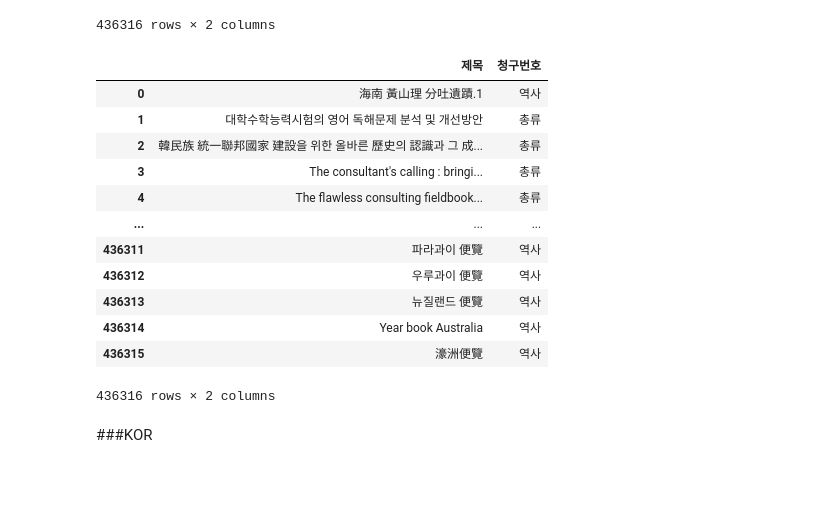
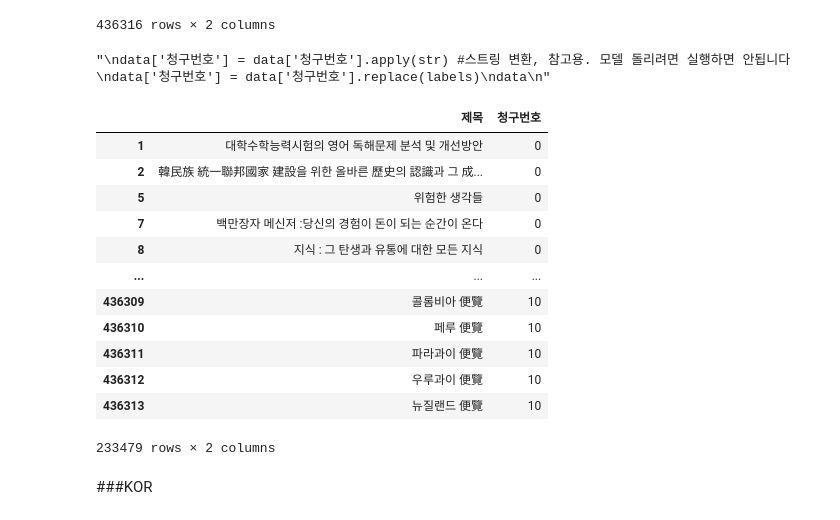
Before and after one commit to diqnfl777/2022F-Ajou-ML-TEAM3, a Jupyter notebook: LibraryModel.ipynb, the cells around one changed output. Saved outputs shown, nothing was run; the diff lists cells and outputs as text; code cells hidden in the pictures; blank space fills up the shorter version.

```diff
--- a/LibraryModel.ipynb
+++ b/LibraryModel.ipynb
@@ -170,32 +129,34 @@ labels = {'0':'총류',
 data['청구번호'] = data['청구번호']%1000
 data['청구번호'] = data['청구번호'].astype(int)
 # %%
-data['청구번호'] = data['청구번호'].apply(str) #스트링 변환, 참고용
+'''
+data['청구번호'] = data['청구번호'].apply(str) #스트링 변환, 참고용. 모델 돌리려면 실행하면 안됩니다
 data['청구번호'] = data['청구번호'].replace(labels)
 data
+'''
 # %% [output]
-|  | 제목 | 청구번호 |
-| 0 | 海南 黃山理 分吐遺蹟.1 | 역사 |
-| 1 | 대학수학능력시험의 영어 독해문제 분석 및 개선방안 | 총류 |
-| 2 | 韓民族 統一聯邦國家 建設을 위한 올바른 歷史의 認識과 그 成... | 총류 |
-| 3 | The consultant's calling : bringi... | 총류 |
-| 4 | The flawless consulting fieldbook... | 총류 |
-| ... | ... | ... |
-| 436311 | 파라과이 便覽 | 역사 |
-| 436312 | 우루과이 便覽 | 역사 |
-| 436313 | 뉴질랜드 便覽 | 역사 |
-| 436314 | Year book Australia | 역사 |
-| 436315 | 濠洲便覽 | 역사 |
-436316 rows × 2 columns
+"\ndata['청구번호'] = data['청구번호'].apply(str) #스트링 변환, 참고용. 모델 돌리려면 실행하면 안됩니다\ndata['청구번호'] = data['청구번호'].replace(labels)\ndata\n"
 # %%
 #input_string = "Peace-building and development in Guatemala and Northern Ireland"
 regex = '.*[ㄱ-ㅎ|ㅏ-ㅣ|가-힣].*'
 kor_data = data[data.제목.str.match(regex)]                                 # 한글이 있다면 따로 빼내기
 eng_data = pd.concat([data, kor_data, kor_data]).drop_duplicates(keep=False)
 
 kor_data
-
-eng_data_sample = eng_data.sample(frac = 0.1)
+# %% [output]
+|  | 제목 | 청구번호 |
+| 1 | 대학수학능력시험의 영어 독해문제 분석 및 개선방안 | 0 |
+| 2 | 韓民族 統一聯邦國家 建設을 위한 올바른 歷史의 認識과 그 成... | 0 |
+| 5 | 위험한 생각들 | 0 |
+| 7 | 백만장자 메신저 :당신의 경험이 돈이 되는 순간이 온다 | 0 |
+| 8 | 지식 : 그 탄생과 유통에 대한 모든 지식 | 0 |
+| ... | ... | ... |
+| 436309 | 콜롬비아 便覽 | 10 |
+| 436310 | 페루 便覽 | 10 |
+| 436311 | 파라과이 便覽 | 10 |
+| 436312 | 우루과이 便覽 | 10 |
+| 436313 | 뉴질랜드 便覽 | 10 |
+233479 rows × 2 columns
 # %% [markdown]
 ###KOR
 # %% [markdown]
```
Also changed, not shown: parts of 14 cells of this notebook.
